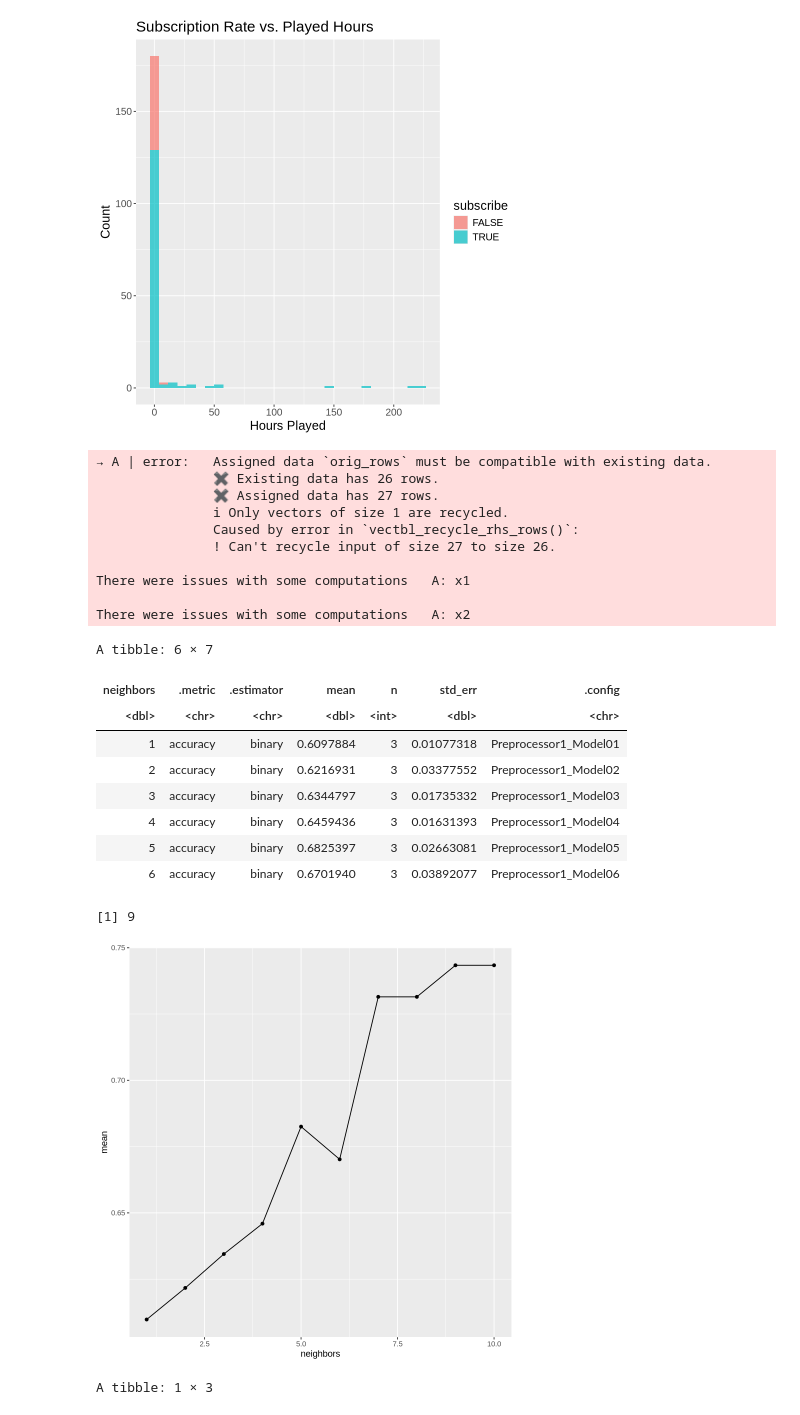
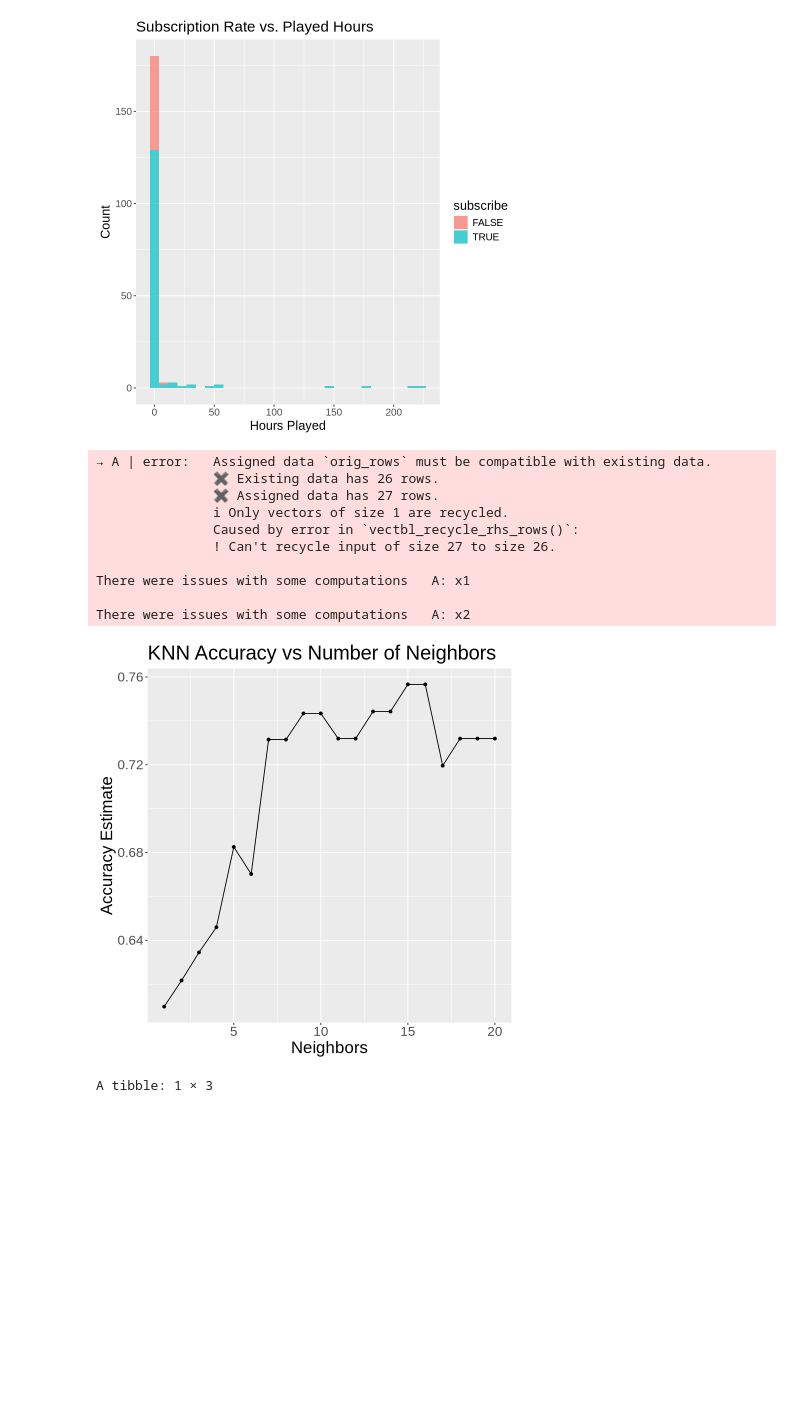
Before and after one commit to Alonso181006/dsci-100-2024w2-group-005-30, a Jupyter notebook: Project.ipynb, the cells around one changed output. Cells and saved outputs as stored; diff of their text form; code cells hidden in the pictures; blank space fills up the shorter version.

```diff
--- a/Project.ipynb
+++ b/Project.ipynb
@@ -79,7 +64,7 @@ session_data_tidy <- sessions_data_count |>
 
 # Combine Two Data Frames
 players_data_combine <- players_data |>
-    left_join(sessions_data, by = "hashed_email")
+    left_join(session_data_tidy, by = "hashed_email")
 
 # Update Data Frame to replace NA values, and set subscribe column as a factor
 players_data_update <- players_data_combine |>
@@ -89,8 +74,7 @@ players_data_update <- players_data_combine |>
 # Add a column that sets the experience level as a rank from 1-5 (inclusive)
 players_data <- players_data_update|>
     mutate(rank = as.integer(factor(experience,
-                                      levels = c("Beginner", "Amateur", "Regular", "Veteran", "Pro"))))
-
+                                    levels = c("Beginner", "Amateur", "Regular", "Veteran", "Pro"))))
 players_data
 # %% [output]
 Rows: 196 Columns: 7
@@ -124,67 +114,67 @@ subscription_plot
 # %% [output]
 [figure]
 # %%
+# Set seed to prevent different splits of data
 set.seed(5)
+
+# Split data into training and testing sets at 30/70 split
 players_split <- initial_split(players_data, prop = 0.7, strata = subscribe)
 players_train <- training(players_split)
 players_test <- testing(players_split)
 
+# Create players recipe for Classification
 players_recipe <- recipe(subscribe ~ age + played_hours + rank, data = players_train) |>
     step_scale(all_predictors()) |>
     step_center(all_predictors())
 
+# Create player knn-model, tuning the neighbor value
 players_spec <- nearest_neighbor(weight_func = "rectangular", neighbor = tune()) |>
     set_engine("kknn") |>
     set_mode("classification")
 
+# Perform cross-validation using 5-fold
 players_vfold <- vfold_cv(players_train, v = 5, strata = subscribe)
 
-gridvals <- tibble(neighbors = seq(from = 1, to = 10, by = 1))
+# Create a tibble of possible 'neighbors' values 1 to 10
+gridvals <- tibble(neighbors = seq(from = 1, to = 20, by = 1))
 
+# Setup workflow to test k values with cross-validation
 players_wkflw <- workflow() |>
     add_recipe(players_recipe) |>
     add_model(players_spec) |>
-    tune_grid(resamples = players_vfold, grid = gridvals) |>
-    collect_metrics()
+    tune_grid(resamples = players_vfold, grid = gridvals)
 
+# Collect and Filter the metrics for evaluation.
 players_results <- players_wkflw |>
+    collect_metrics() |>
     filter(.metric == "accuracy")
 
-head(players_results)
-
+# Pull Best K value
 best_k = players_results |>
     arrange(desc(mean)) |>
     head(1) |>
     pull(neighbors)
 
-best_k
-
+# Plot the Accuracy vs Neighbors estimate
 players_plot <- players_results |>
     ggplot(aes(x = neighbors, y = mean)) +
     geom_point() +
-    geom_line()
+    geom_line() +
+    labs(x = "Neighbors", y = "Accuracy Estimate", title = "KNN Accuracy vs Number of Neighbors") +
+    theme(text = element_text(size = 20))
 
+#Display Plot
 players_plot
 # %% [output]
 → A | error:   Assigned data `orig_rows` must be compatible with existing data.
                ✖ Existing data has 26 rows.
                ✖ Assigned data has 27 rows.
                ℹ Only vectors of size 1 are recycled.
                Caused by error in `vectbl_recycle_rhs_rows()`:
                ! Can't recycle input of size 27 to size 26.
 
 There were issues with some computations   A: x1
 
 There were issues with some computations   A: x2
-A tibble: 6 × 7
-| neighbors | .metric | .estimator | mean | n | std_err | .config |
-| <dbl> | <chr> | <chr> | <dbl> | <int> | <dbl> | <chr> |
-| 1 | accuracy | binary | 0.6097884 | 3 | 0.01077318 | Preprocessor1_Model01 |
-| 2 | accuracy | binary | 0.6216931 | 3 | 0.03377552 | Preprocessor1_Model02 |
-| 3 | accuracy | binary | 0.6344797 | 3 | 0.01735332 | Preprocessor1_Model03 |
-| 4 | accuracy | binary | 0.6459436 | 3 | 0.01631393 | Preprocessor1_Model04 |
-| 5 | accuracy | binary | 0.6825397 | 3 | 0.02663081 | Preprocessor1_Model05 |
-| 6 | accuracy | binary | 0.6701940 | 3 | 0.03892077 | Preprocessor1_Model06 |
-[1] 9
-[figure, old version]
+[figure, new version]
 # %%
```
Also changed, not shown: parts of 4 cells of this notebook.
